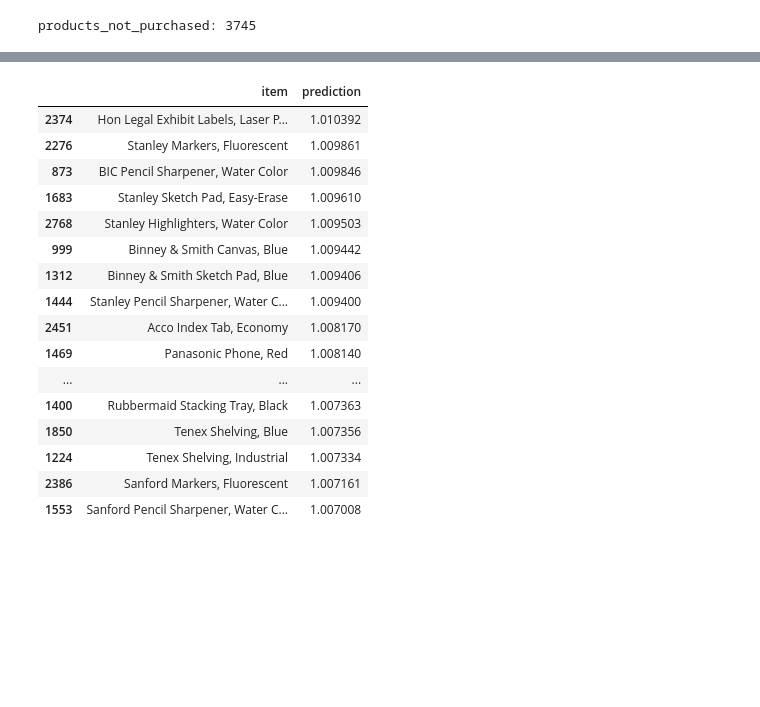
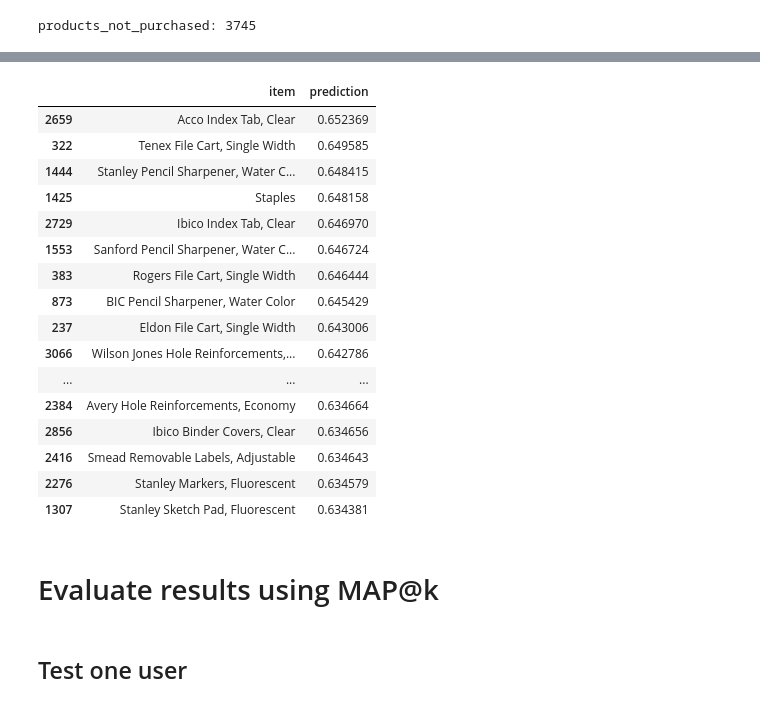
Before and after one commit to breakpointlv/CodeAcademyBerlin-06-ecommerce, a Jupyter notebook: 07-recommender.ipynb, the cells around one changed output, grey strips where cells are left out. Saved outputs shown, nothing was run; the diff lists cells and outputs as text; code cells hidden in the pictures; blank space fills up the shorter version.

```diff
--- a/07-recommender.ipynb
+++ b/07-recommender.ipynb
@@ -85,8 +90,8 @@ display(n_items)
 # %%
 from fastai.collab import collab_learner
 
- # y_range is the range of the ratings, our maximum is 28
-learn = collab_learner(dls, n_factors=50, y_range=(0,1.1))
+ # y_range is the range of the ratings, our maximum is 1
+learn = collab_learner(dls, n_factors=20, y_range=(0,1.1))
 learn.fit_one_cycle(5, 5e-3, wd=0.1)
 # %% [output]
 [interactive output not drawn]
@@ -132,34 +142,34 @@ products_not_purchased: 3745
 # %%
 test_df = pd.DataFrame({
     'user': [test_user] * len(products_not_purchased),
     'item': products_not_purchased
 })
 
 dl = learn.dls.test_dl(test_df)
 preds = learn.get_preds(dl=dl)
 
 # merge predictions with product names
 preds_df = pd.DataFrame({
     'item': products_not_purchased,
     'prediction': preds[0].numpy().flatten()
 }).sort_values('prediction', ascending=False)
-display(preds_df[:20])
+display(preds_df[:50])
 # %% [output]
 [interactive output not drawn]
 |  | item | prediction |
-| 2374 | Hon Legal Exhibit Labels, Laser P... | 1.010392 |
-| 2276 | Stanley Markers, Fluorescent | 1.009861 |
-| 873 | BIC Pencil Sharpener, Water Color | 1.009846 |
-| 1683 | Stanley Sketch Pad, Easy-Erase | 1.009610 |
-| 2768 | Stanley Highlighters, Water Color | 1.009503 |
-| 999 | Binney & Smith Canvas, Blue | 1.009442 |
-| 1312 | Binney & Smith Sketch Pad, Blue | 1.009406 |
-| 1444 | Stanley Pencil Sharpener, Water C... | 1.009400 |
-| 2451 | Acco Index Tab, Economy | 1.008170 |
-| 1469 | Panasonic Phone, Red | 1.008140 |
+| 2659 | Acco Index Tab, Clear | 0.652369 |
+| 322 | Tenex File Cart, Single Width | 0.649585 |
+| 1444 | Stanley Pencil Sharpener, Water C... | 0.648415 |
+| 1425 | Staples | 0.648158 |
+| 2729 | Ibico Index Tab, Clear | 0.646970 |
+| 1553 | Sanford Pencil Sharpener, Water C... | 0.646724 |
+| 383 | Rogers File Cart, Single Width | 0.646444 |
+| 873 | BIC Pencil Sharpener, Water Color | 0.645429 |
+| 237 | Eldon File Cart, Single Width | 0.643006 |
+| 3066 | Wilson Jones Hole Reinforcements,... | 0.642786 |
 | ... | ... | ... |
-| 1400 | Rubbermaid Stacking Tray, Black | 1.007363 |
-| 1850 | Tenex Shelving, Blue | 1.007356 |
-| 1224 | Tenex Shelving, Industrial | 1.007334 |
-| 2386 | Sanford Markers, Fluorescent | 1.007161 |
-| 1553 | Sanford Pencil Sharpener, Water C... | 1.007008 |
+| 2384 | Avery Hole Reinforcements, Economy | 0.634664 |
+| 2856 | Ibico Binder Covers, Clear | 0.634656 |
+| 2416 | Smead Removable Labels, Adjustable | 0.634643 |
+| 2276 | Stanley Markers, Fluorescent | 0.634579 |
+| 1307 | Stanley Sketch Pad, Fluorescent | 0.634381 |
@@ -172,0 +176,2 @@ display(preds_df[:20])
+# %% [markdown]
+# Evaluate results using MAP@k
@@ -172,0 +224,2 @@ display(preds_df[:20])
+# %% [markdown]
+## Test one user
```
Also changed, not shown: parts of 13 cells of this notebook, 8 other files.
